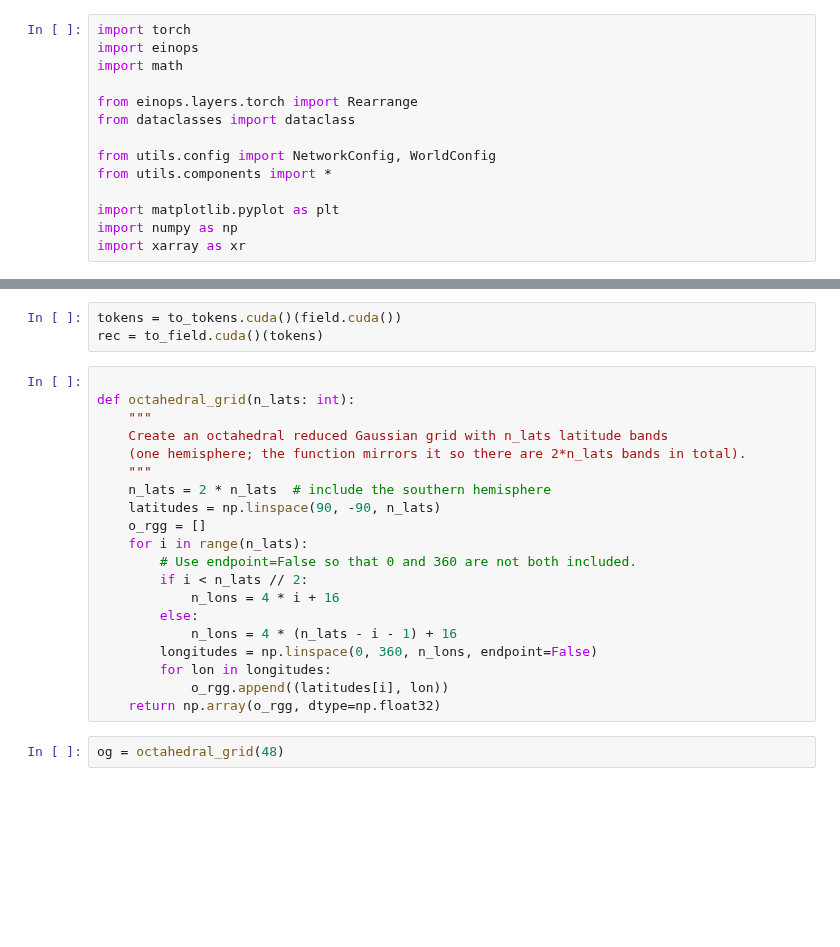
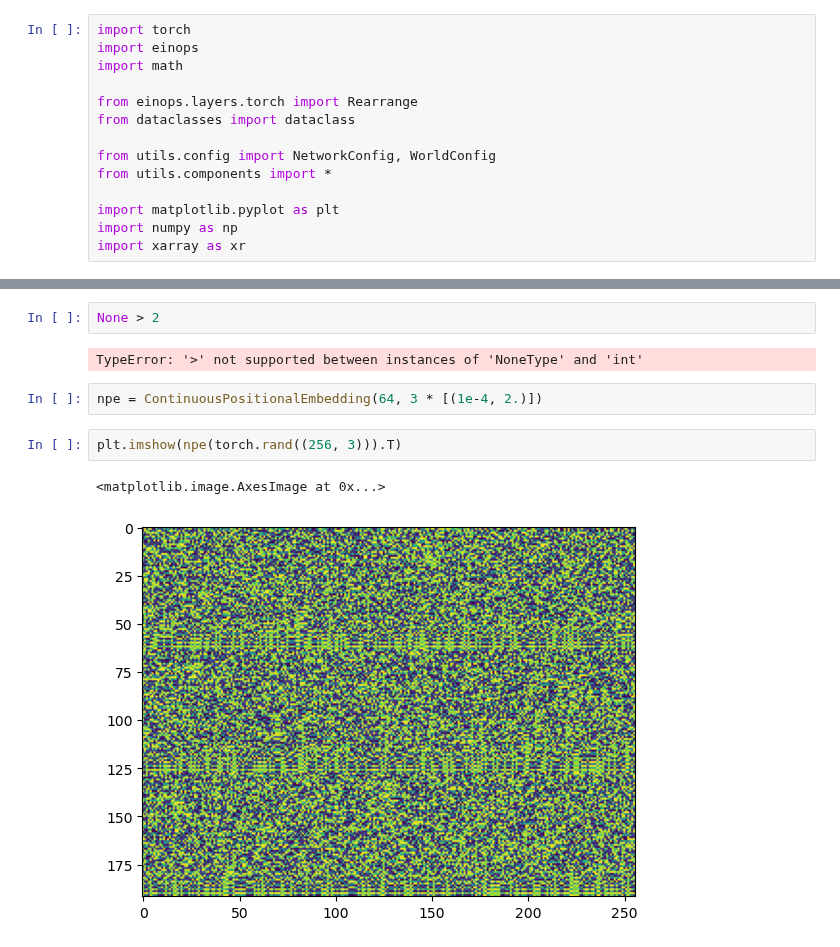
Before and after one commit to jthuemmel/thesis, a Jupyter notebook: objective.ipynb, the cells around one changed output, grey strips where cells are left out. Saved outputs shown, nothing was run; the diff lists cells and outputs as text; blank space fills up the shorter version.

```diff
--- a/objective.ipynb
+++ b/objective.ipynb
@@ -47,25 +15,11 @@ field = torch.randn((1, world.num_tokens, world.dim_tokens))
-# %%
-tokens = to_tokens.cuda()(field.cuda())
-rec = to_field.cuda()(tokens)
-# %%
-
-def octahedral_grid(n_lats: int):
-    """
-    Create an octahedral reduced Gaussian grid with n_lats latitude bands
-    (one hemisphere; the function mirrors it so there are 2*n_lats bands in total).
-    """
-    n_lats = 2 * n_lats  # include the southern hemisphere
-    latitudes = np.linspace(90, -90, n_lats)
-    o_rgg = []
-    for i in range(n_lats):
-        # Use endpoint=False so that 0 and 360 are not both included.
-        if i < n_lats // 2:
-            n_lons = 4 * i + 16
-        else:
-            n_lons = 4 * (n_lats - i - 1) + 16
-        longitudes = np.linspace(0, 360, n_lons, endpoint=False)
-        for lon in longitudes:
-            o_rgg.append((latitudes[i], lon))
-    return np.array(o_rgg, dtype=np.float32)
-# %%
-og = octahedral_grid(48)
+# %%
+None > 2
+# %% [output]
+TypeError: '>' not supported between instances of 'NoneType' and 'int'
+# %%
+npe = ContinuousPositionalEmbedding(64, 3 * [(1e-4, 2.)])
+# %%
+plt.imshow(npe(torch.rand((256, 3))).T)
+# %% [output]
+<matplotlib.image.AxesImage at 0x...>
+[figure, added]
```
Also changed, not shown: parts of 7 cells of this notebook, 3 other files.
